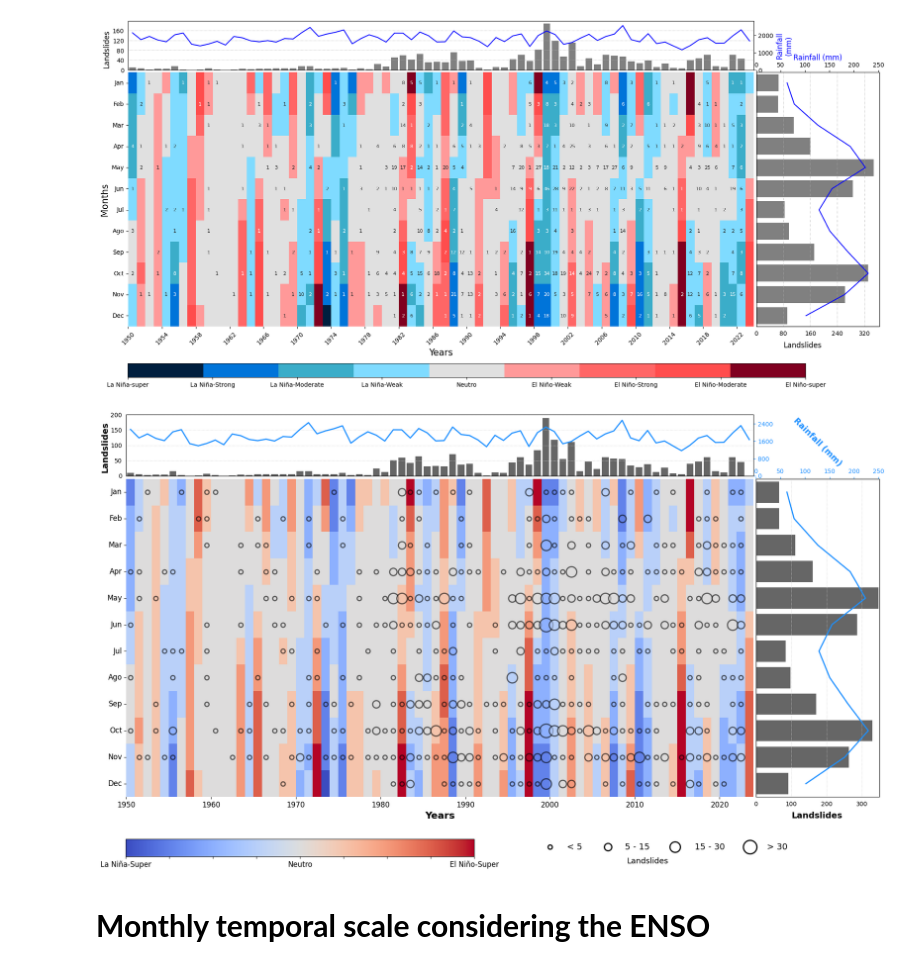
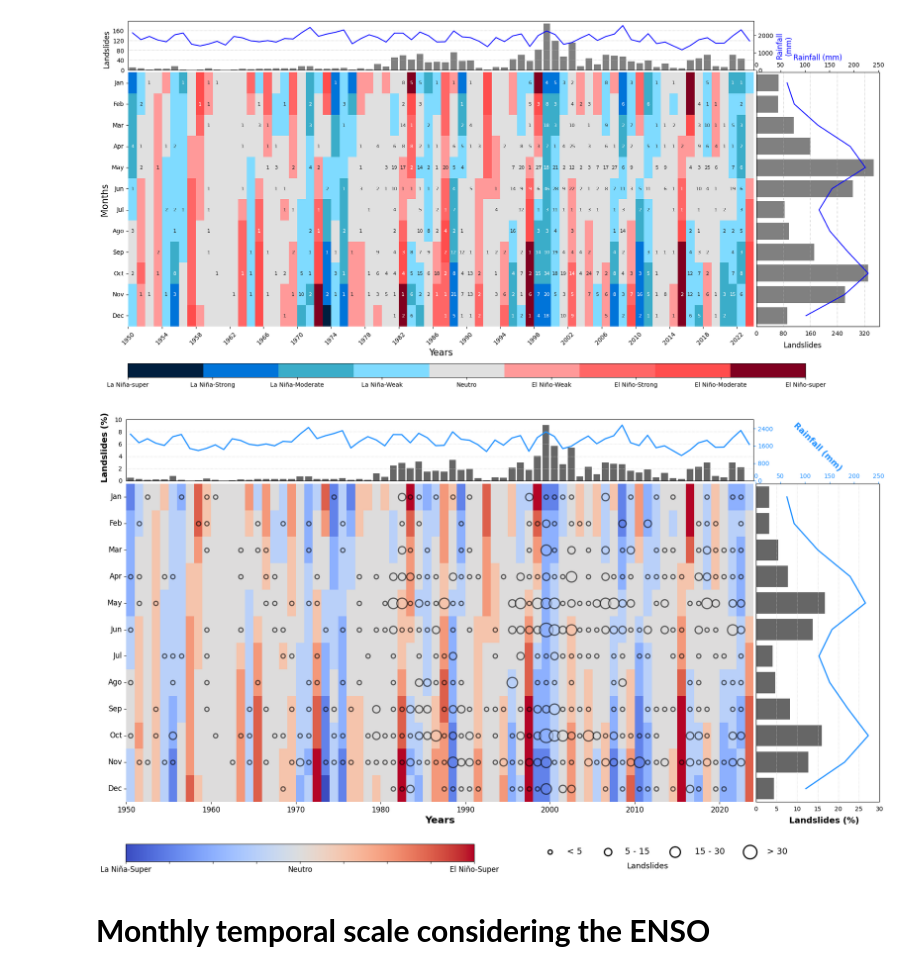
Before and after one commit to edieraristizabal/PAPER_RainfallLandslides_Vdea, a Jupyter notebook: CODE/temporal_analysis/temporal_analysis.ipynb, the cells around one changed output. Cells and saved outputs as stored; diff of their text form; code cells hidden in the pictures.

```diff
--- a/CODE/temporal_analysis/temporal_analysis.ipynb
+++ b/CODE/temporal_analysis/temporal_analysis.ipynb
@@ -115,15 +115,15 @@ enso_series['Month'] = enso_series['Month'].map(month_mapping)
 enso_series['ENSO_Category'] = pd.cut(
     enso_series['ENSO'],
     bins=[-np.inf, -2, -1.5, -1, -0.5, 0.5, 1, 1.5, 2, np.inf],
-    labels=['La Niña-Super', 'La Niña-Strong', 'La Niña-Moderate', 'La Niña-Weak', 'Neutro',
+    labels=['La Niña-Super', 'La Niña-Strong', 'La Niña-Moderate', 'La Niña-Weak', 'Neutral',
             'El Niño-Weak', 'El Niño-Strong', 'El Niño-Moderate', 'El Niño-Super']
 )
 
 # Mapa de colores para las categorías ENSO
 cmap_dict = {
-    'La Niña-super': '#001F3F', 'La Niña-Strong': '#0074D9', 'La Niña-Moderate': '#3BADC9', 'La Niña-Weak': '#7FDBFF',
-    'Neutro': '#E0E0E0', 'El Niño-Weak': '#FF9999', 'El Niño-Strong': '#FF6666', 'El Niño-Moderate': '#FF4D4D',
-    'El Niño-super': '#800020'
+    'La Niña-Super': '#001F3F', 'La Niña-Strong': '#0074D9', 'La Niña-Moderate': '#3BADC9', 'La Niña-Weak': '#7FDBFF',
+    'Neutral': '#E0E0E0', 'El Niño-Weak': '#FF9999', 'El Niño-Strong': '#FF6666', 'El Niño-Moderate': '#FF4D4D',
+    'El Niño-Super': '#800020'
 }
 cmap_class = ListedColormap([cmap_dict[i] for i in cmap_dict])
 # %%
@@ -369,13 +385,21 @@ legend_circles = [plt.scatter([], [], s=size, color='white', edgecolor='black',
 g.ax_joint.legend(legend_circles, legend_labels, loc='upper left', bbox_to_anchor=(0.65, -0.12),
                   handletextpad=1, labelspacing=1.2, ncol=4, fontsize=14, frameon=False)
 
+# Calcular el total de deslizamientos
+total_landslides = landslides_matrix.sum().sum()
+
+# Normalizar los datos a porcentaje
+df_y_pct = (landslides_matrix.sum(axis=0) / total_landslides) * 100  # Porcentaje por año
+df_m_pct = (landslides_matrix.sum(axis=1) / total_landslides) * 100  # Porcentaje por mes
+
+
 # Dibujar barras de deslizamientos y precipitación
-df_y = landslides_matrix.sum(axis=0)  # Suma de deslizamientos por año
-df_m = landslides_matrix.sum(axis=1)  # Suma de deslizamientos por mes
+#df_y = landslides_matrix.sum(axis=0)  # Suma de deslizamientos por año
+#df_m = landslides_matrix.sum(axis=1)  # Suma de deslizamientos por mes
 
 # Dibujar las barras de deslizamientos con transparencia
-g.ax_marg_y.barh(np.arange(0.5, m), df_m, color='black', alpha=0.6)
-g.ax_marg_x.bar(np.arange(0.5, y), df_y, color='black', alpha=0.6)
+g.ax_marg_y.barh(np.arange(0.5, m), df_m_pct, color='black', alpha=0.6)
+g.ax_marg_x.bar(np.arange(0.5, y), df_y_pct, color='black', alpha=0.6)
 
 # Precipitación acumulada en los ejes secundarios con líneas más estilizadas
 ax2 = g.ax_marg_x.twinx()
@@ -417,39 +441,39 @@ g.fig.subplots_adjust(hspace=0.05, wspace=0.02)
 cax = g.fig.add_axes([0.11, -0.04, 0.40, 0.04])  # Cambiar la última coordenada para hacerla más pequeña
 
 # Crear la barra de color con las nuevas dimensiones
 cbar = g.fig.colorbar(g.ax_joint.collections[1], cax=cax, orientation='horizontal')
 
 # Asigna el locator a la barra de color
 n_classes = 9
 cbar.ax.xaxis.set_major_locator(FixedLocator([i for i in range(n_classes)]))
 
 # Configura las etiquetas de la barra de color
 cbar.ax.set_xticklabels(['La Niña-Super', ' ', ' ', ' ', 'Neutro',' ', ' ', ' ', 'El Niño-Super'], fontsize=12, rotation=0, color='black')
 
 # Añadir líneas de cuadrícula más sutiles
 g.ax_marg_y.grid(True, axis='x', ls=':', color='lightgray')
 g.ax_marg_x.grid(True, axis='y', ls=':', color='lightgray')
 
 
 g.ax_marg_y.tick_params(labelbottom=True)
 g.ax_marg_y.grid(True, axis='x', ls=':')
-g.ax_marg_y.set_xlim(0,350)
+g.ax_marg_y.set_xlim(0,30)
 
 g.ax_marg_x.tick_params(labelleft=True)
 g.ax_marg_x.grid(True, axis='y', ls=':')
-g.ax_marg_x.set_ylim(0,200)
+g.ax_marg_x.set_ylim(0,10)
 
 # Añadir etiquetas de deslizamientos
 font_dict = ax2y.xaxis.label.get_font_properties().copy()
-g.ax_marg_y.text(100, 12.8, 'Landslides', fontproperties=font_dict) # Right bar plot
-g.ax_marg_x.text(-3, 15, 'Landslides', fontproperties=font_dict, rotation=90) # Upper bar plot
+g.ax_marg_y.text(8, 12.8, 'Landslides (%)', fontproperties=font_dict) # Right bar plot
+g.ax_marg_x.text(-3, 0, 'Landslides (%)', fontproperties=font_dict, rotation=90) # Upper bar plot
 
 # Label para la leyenda de circulos
 plt.text(11.5,-0.4, 'Landslides', fontsize = 13)
-plt.show()
+#plt.show()
 g.fig.savefig(f'{output_figures}annual_temporal_ENSO.png', bbox_inches = "tight")
 # %% [output]
-[figure, old version]
+[figure, new version]
 # %% [markdown]
 <h4 style="font-size: 30px;"><strong>Monthly temporal scale considering the ENSO</strong></h4>
 # %% [markdown]
```
Also changed, not shown: parts of 2 cells of this notebook.
